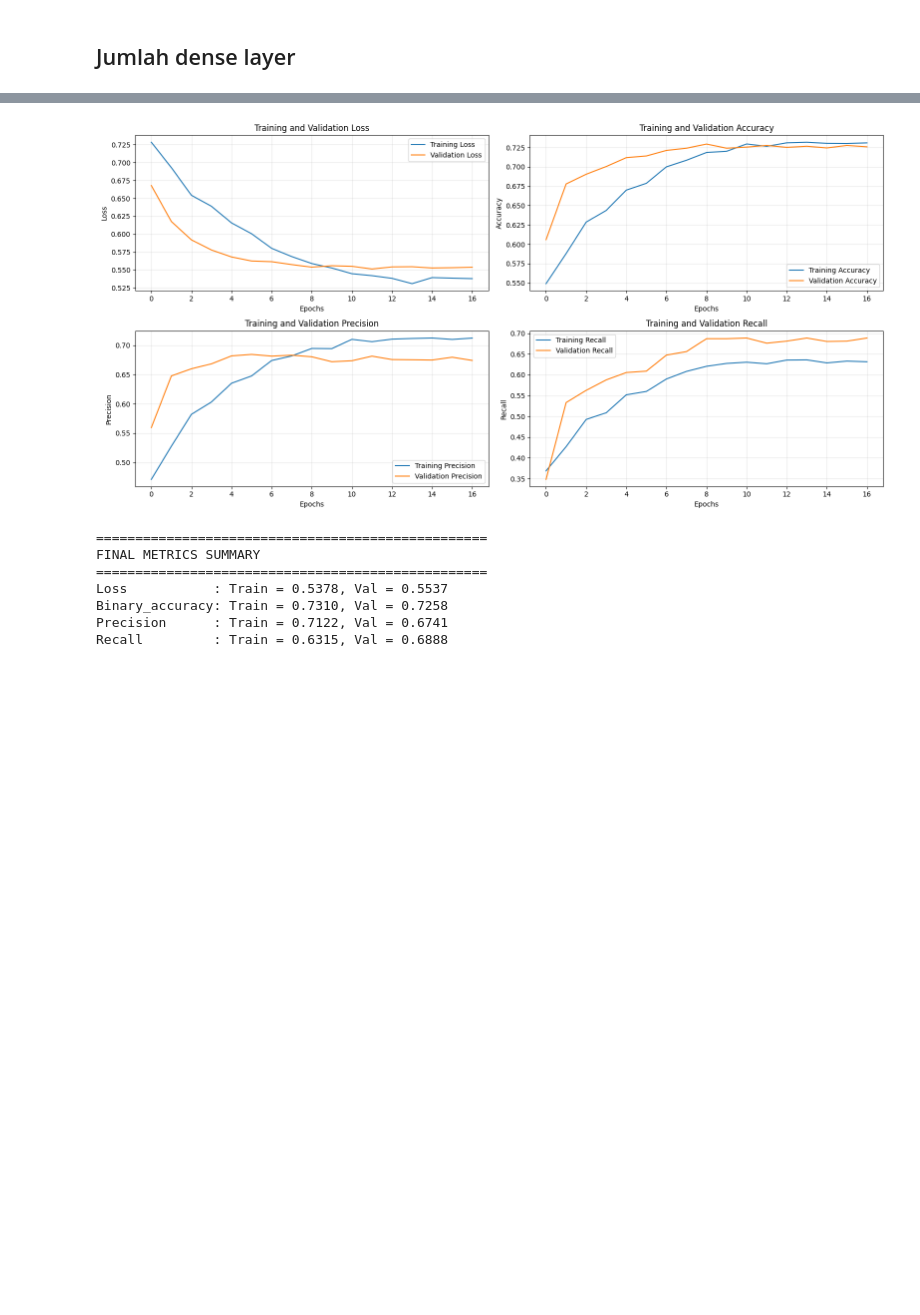
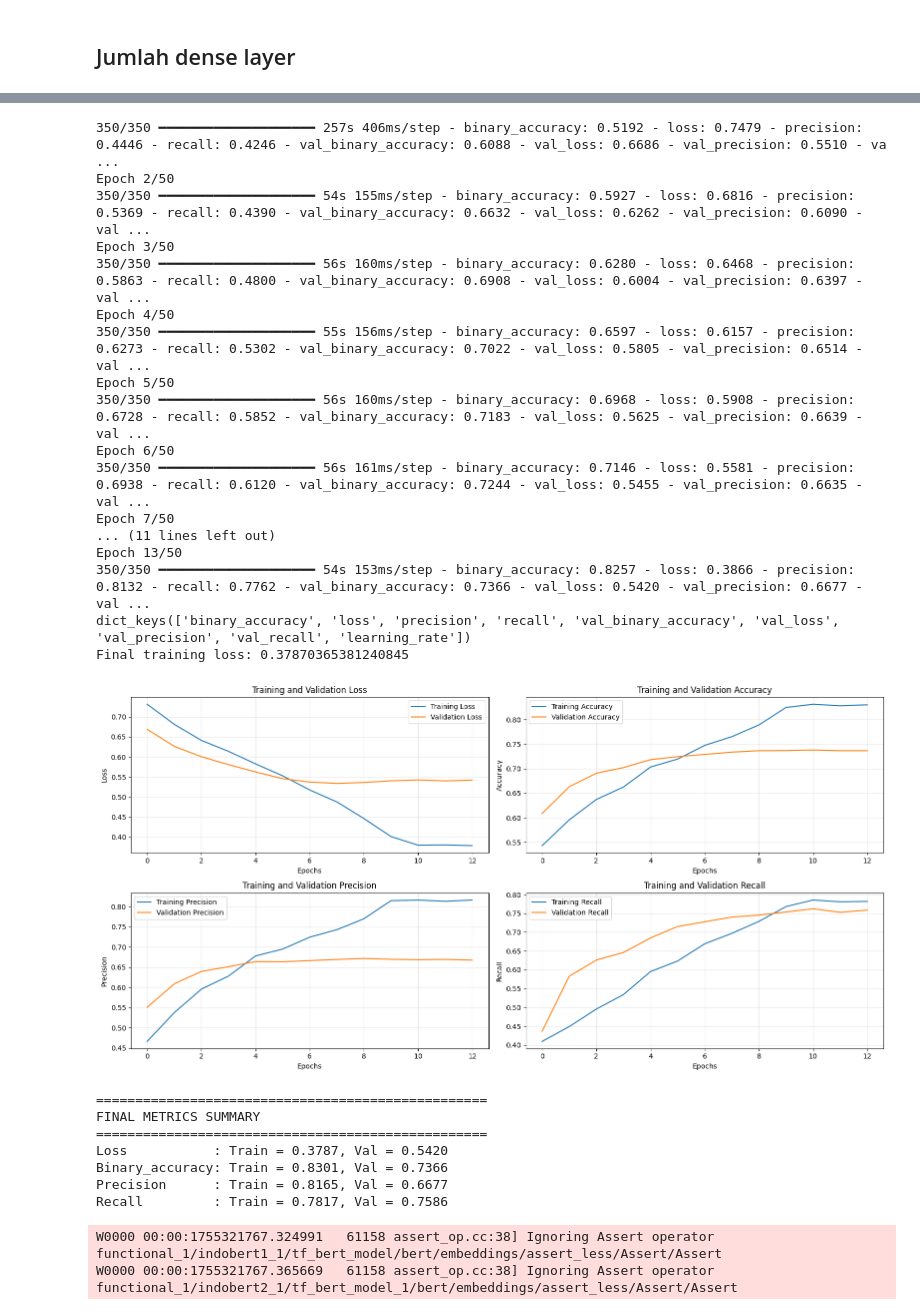
Before and after one commit to Sadrian69/Skripsi, a Jupyter notebook: tests.ipynb, the cells around one changed output, grey strips where cells are left out. Cells and saved outputs as stored; diff of their text form; code cells hidden in the pictures; blank space fills up the shorter version.

```diff
--- a/tests.ipynb
+++ b/tests.ipynb
@@ -1427,6 +1684,7 @@ Recall         : Train = 0.6448, Val = 0.7553
 ## without batch normalizing
 # %%
 def makemodel(output_bias=None):
+    # Text using IndoBertp1
     ids1 = tf.keras.layers.Input(shape=(32,), dtype=tf.int32, name="title")
     att1 = tf.keras.layers.Input(shape=(32,), dtype=tf.int32, name="titlemask")
     ids2 = tf.keras.layers.Input(shape=(128,), dtype=tf.int32, name="content")
@@ -1437,12 +1695,8 @@ def makemodel(output_bias=None):
     title = indobert([ids1, att1])
     content = indobert([ids2, att2])
 
+    # Image using EfficientNetV2s
     img1 = tf.keras.layers.Input(shape=(224,224,3), dtype=tf.uint8, name="image")
-
-    img_aug = tf.keras.layers.RandomRotation(0.2)(img1)
-    img_aug = tf.keras.layers.RandomTranslation(0.1, 0.1)(img_aug)
-    img_aug = tf.keras.layers.RandomFlip('horizontal')(img_aug)
-    img_aug = tf.keras.layers.RandomContrast(0.2)(img_aug)
 
     effi = EfficientNetV2B0(
         include_top = False,
@@ -1450,7 +1704,7 @@ def makemodel(output_bias=None):
         input_shape = (224,224,3),
         pooling = 'max'
     )
-    image = effi(img_aug)
+    image = effi(img1)
 
     fin = tf.keras.layers.concatenate([title, content, image])
 
@@ -1577,4 +1831,13 @@ for metric in metrics_to_show:
             print(f", Val = {val_val:.4f}")
         else:
             print()
+
+
+y_pred = noNorm.predict(dataVal)
+y_pred_binary = (y_pred > 0.5).astype(int)
+from sklearn.metrics import classification_report
+y_val = np.concatenate([y for _, y in dataVal.as_numpy_iterator()])
+print(classification_report(y_val, y_pred_binary,
+                           target_names=['Class_0', 'Class_1'],
+                           digits = 4))
 # %% [output]
@@ -1615,6 +1891,7 @@ Recall         : Train = 0.4537, Val = 0.5231
 ## Jumlah dense layer
 # %%
 def makemodel(output_bias=None):
+    # Text using IndoBertp1
     ids1 = tf.keras.layers.Input(shape=(32,), dtype=tf.int32, name="title")
     att1 = tf.keras.layers.Input(shape=(32,), dtype=tf.int32, name="titlemask")
     ids2 = tf.keras.layers.Input(shape=(128,), dtype=tf.int32, name="content")
@@ -1626,12 +1903,8 @@ def makemodel(output_bias=None):
     title = indobert1([ids1, att1])
     content = indobert2([ids2, att2])
 
+    # Image using EfficientNetV2s
     img1 = tf.keras.layers.Input(shape=(224,224,3), dtype=tf.uint8, name="image")
-
-    img_aug = tf.keras.layers.RandomRotation(0.2)(img1)
-    img_aug = tf.keras.layers.RandomTranslation(0.1, 0.1)(img_aug)
-    img_aug = tf.keras.layers.RandomFlip('horizontal')(img_aug)
-    img_aug = tf.keras.layers.RandomContrast(0.2)(img_aug)
 
     effi = EfficientNetV2B0(
         include_top = False,
@@ -1639,7 +1912,7 @@ def makemodel(output_bias=None):
         input_shape = (224,224,3),
         pooling = 'max'
     )
-    image = effi(img_aug)
+    image = effi(img1)
 
     fin = tf.keras.layers.concatenate([title, content, image])
     fin = tf.keras.layers.BatchNormalization()(fin)
@@ -1775,4 +2048,13 @@ for metric in metrics_to_show:
             print(f", Val = {val_val:.4f}")
         else:
             print()
+
+
+y_pred = moreDense.predict(dataVal)
+y_pred_binary = (y_pred > 0.5).astype(int)
+from sklearn.metrics import classification_report
+y_val = np.concatenate([y for _, y in dataVal.as_numpy_iterator()])
+print(classification_report(y_val, y_pred_binary,
+                           target_names=['Class_0', 'Class_1'],
+                           digits = 4))
 # %% [output]
@@ -1806,8 +2115,27 @@ Final training loss: 0.5377536416053772
+350/350 ━━━━━━━━━━━━━━━━━━━━ 257s 406ms/step - binary_accuracy: 0.5192 - loss: 0.7479 - precision: 0.4446 - recall: 0.4246 - val_binary_accuracy: 0.6088 - val_loss: 0.6686 - val_precision: 0.5510 - va ...
+Epoch 2/50
+350/350 ━━━━━━━━━━━━━━━━━━━━ 54s 155ms/step - binary_accuracy: 0.5927 - loss: 0.6816 - precision: 0.5369 - recall: 0.4390 - val_binary_accuracy: 0.6632 - val_loss: 0.6262 - val_precision: 0.6090 - val ...
+Epoch 3/50
+350/350 ━━━━━━━━━━━━━━━━━━━━ 56s 160ms/step - binary_accuracy: 0.6280 - loss: 0.6468 - precision: 0.5863 - recall: 0.4800 - val_binary_accuracy: 0.6908 - val_loss: 0.6004 - val_precision: 0.6397 - val ...
+Epoch 4/50
+350/350 ━━━━━━━━━━━━━━━━━━━━ 55s 156ms/step - binary_accuracy: 0.6597 - loss: 0.6157 - precision: 0.6273 - recall: 0.5302 - val_binary_accuracy: 0.7022 - val_loss: 0.5805 - val_precision: 0.6514 - val ...
+Epoch 5/50
+350/350 ━━━━━━━━━━━━━━━━━━━━ 56s 160ms/step - binary_accuracy: 0.6968 - loss: 0.5908 - precision: 0.6728 - recall: 0.5852 - val_binary_accuracy: 0.7183 - val_loss: 0.5625 - val_precision: 0.6639 - val ...
+Epoch 6/50
+350/350 ━━━━━━━━━━━━━━━━━━━━ 56s 161ms/step - binary_accuracy: 0.7146 - loss: 0.5581 - precision: 0.6938 - recall: 0.6120 - val_binary_accuracy: 0.7244 - val_loss: 0.5455 - val_precision: 0.6635 - val ...
+Epoch 7/50
+... (11 lines left out)
+Epoch 13/50
+350/350 ━━━━━━━━━━━━━━━━━━━━ 54s 153ms/step - binary_accuracy: 0.8257 - loss: 0.3866 - precision: 0.8132 - recall: 0.7762 - val_binary_accuracy: 0.7366 - val_loss: 0.5420 - val_precision: 0.6677 - val ...
+dict_keys(['binary_accuracy', 'loss', 'precision', 'recall', 'val_binary_accuracy', 'val_loss', 'val_precision', 'val_recall', 'learning_rate'])
+Final training loss: 0.37870365381240845
-[figure, old version]
+[figure, new version]
-==================================================
-FINAL METRICS SUMMARY
-==================================================
-Loss           : Train = 0.5378, Val = 0.5537
-Binary_accuracy: Train = 0.7310, Val = 0.7258
-Precision      : Train = 0.7122, Val = 0.6741
-Recall         : Train = 0.6315, Val = 0.6888
+==================================================
+FINAL METRICS SUMMARY
+==================================================
+Loss           : Train = 0.3787, Val = 0.5420
+Binary_accuracy: Train = 0.8301, Val = 0.7366
+Precision      : Train = 0.8165, Val = 0.6677
+Recall         : Train = 0.7817, Val = 0.7586
+W0000 00:00:1755321767.324991   61158 assert_op.cc:38] Ignoring Assert operator functional_1/indobert1_1/tf_bert_model/bert/embeddings/assert_less/Assert/Assert
+W0000 00:00:1755321767.365669   61158 assert_op.cc:38] Ignoring Assert operator functional_1/indobert2_1/tf_bert_model_1/bert/embeddings/assert_less/Assert/Assert
```
Also changed, not shown: parts of 13 cells of this notebook, 13 other files.
